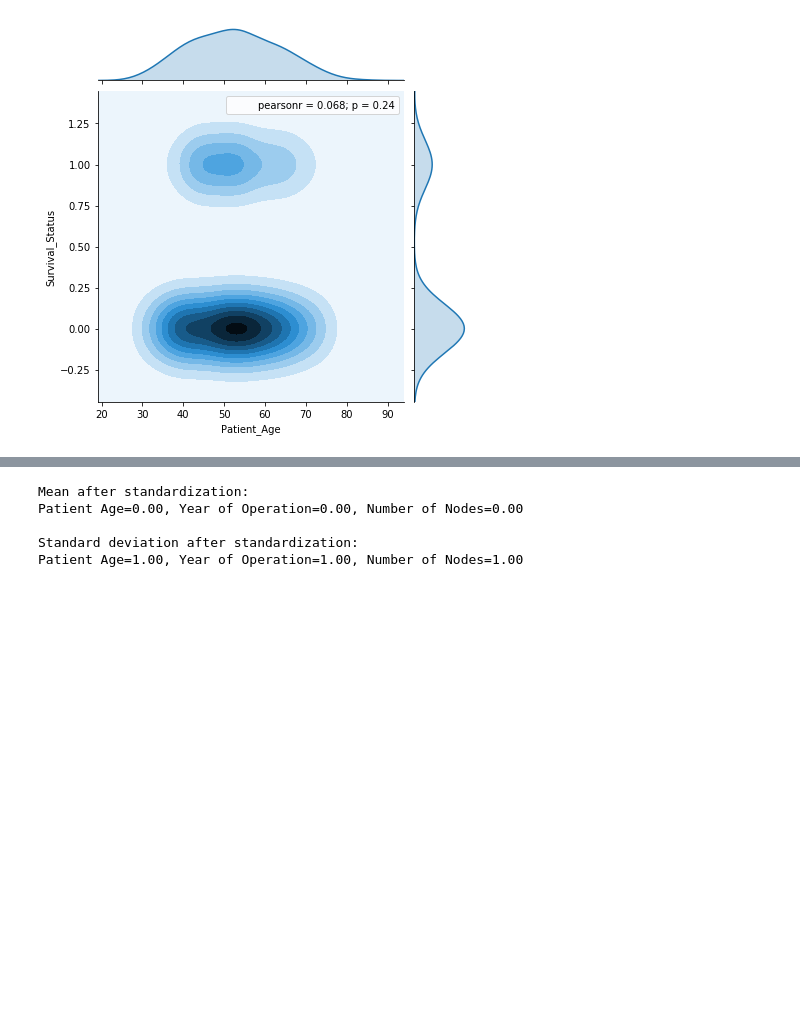
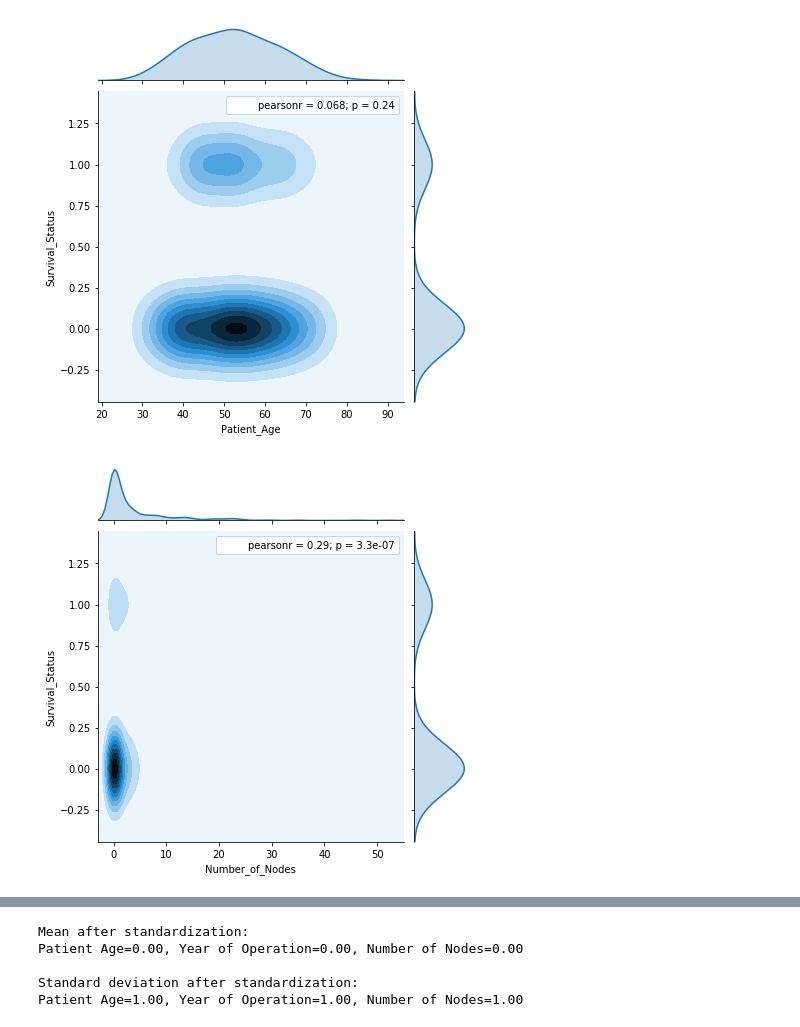
Before and after one commit to S3688570/Prediction-of-Breast-Cancer, a Jupyter notebook: Assignment2.ipynb, the cells around one changed output, grey strips where cells are left out. Saved outputs shown, nothing was run; the diff lists cells and outputs as text; code cells hidden in the pictures; blank space fills up the shorter version.

```diff
--- a/Assignment2.ipynb
+++ b/Assignment2.ipynb
@@ -353,3 +362,8 @@ sns.jointplot(x= 'Patient_Age',kind = 'kde', y='Survival_Status', data = surviva
 plt.show()
 # %% [output]
 [figure]
+# %%
+sns.jointplot(x= 'Number_of_Nodes',kind = 'kde', y='Survival_Status', data = survival)
+plt.show()
+# %% [output]
+[figure, added]
```
Also changed, not shown: parts of 45 cells of this notebook.
